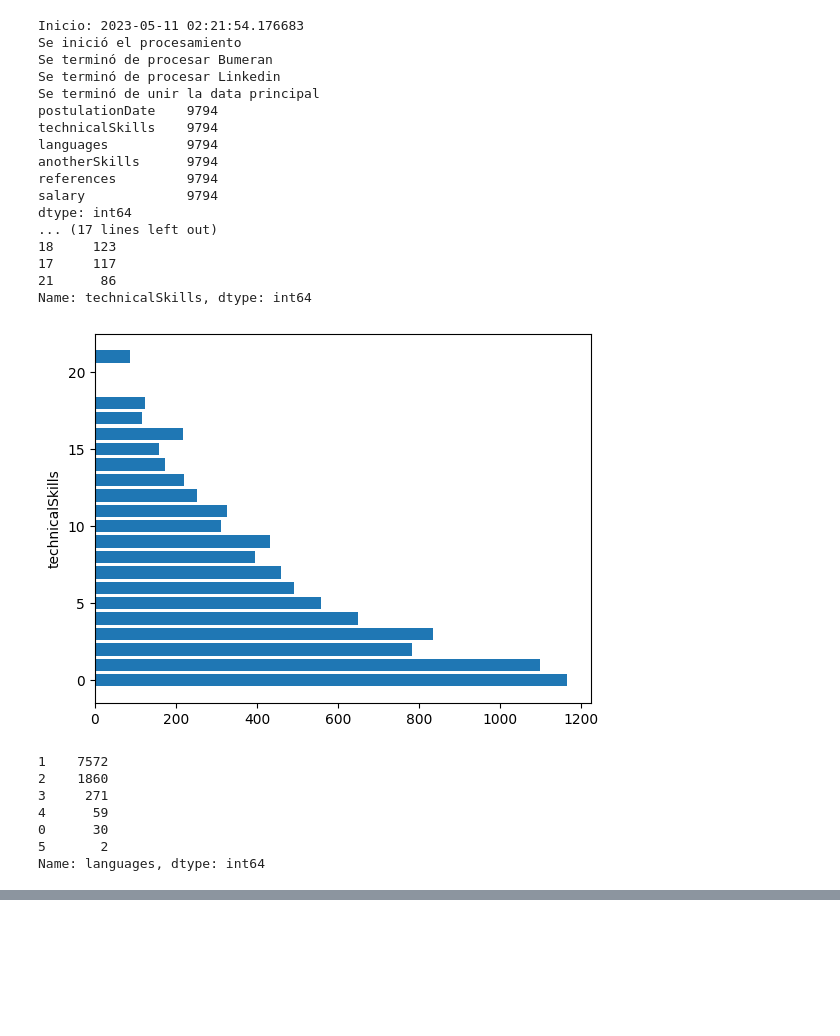
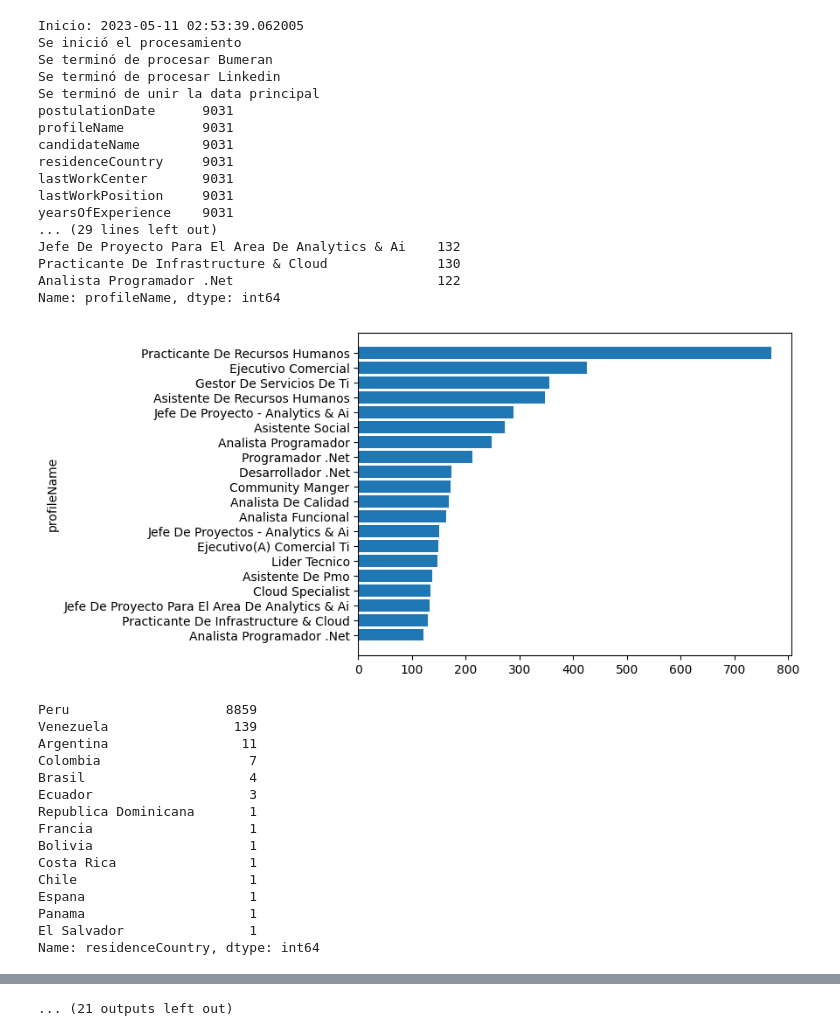
Before and after one commit to RonaldoNolasco/personal-thesis-development, a Jupyter notebook: 1-data-understanding/data-understanding.ipynb, the cells around one changed output, grey strips where cells are left out. Cells and saved outputs as stored; diff of their text form; code cells hidden in the pictures; blank space fills up the shorter version.

```diff
--- a/1-data-understanding/data-understanding.ipynb
+++ b/1-data-understanding/data-understanding.ipynb
@@ -226,7 +226,7 @@ def getCandidateBumeran(file, encoding, stringLog):
       inflexionDate = datetime.datetime(2020,6,11,12,5,0)
       colorTitle, colorSections = ("#008599", "#2192C9") if postulationDate <= inflexionDate else ("#E90066", "#0A26EE")
 
-      """# Nombre del perfil
+      # Nombre del perfil
       candidateData["profileName"] = parseNames(parseLineBreaksAndAccents(soup.findAll("span", {"style": ("color:" + colorTitle) })[0].text))
 
       # Nombre del postulante
@@ -255,14 +255,14 @@ def getCandidateBumeran(file, encoding, stringLog):
             raise Exception("Error no mapeado 2")
       else:
         raise Exception("Error no mapeado 4 (posiblemente data incompleta como los 3 casos)")
-      """
+
 
       mainDivTag = soup.find_all("div", {"style": 'background-position-x:50%;background-position-y:100%'})[0]
       mainChildTags = mainDivTag.find_all(recursive=False)
 
       sectionsIndexes = getSectionsIndexes(mainChildTags, colorSections)
 
-      """# Experiencia laboral
+      # Experiencia laboral
       startIndex, endIndex = sectionsIndexes[0], getNextSectionIndexValid(sectionsIndexes, 1)
 
       if startIndex and endIndex:
@@ -285,9 +285,9 @@ def getCandidateBumeran(file, encoding, stringLog):
         #candidateData["yearsOfExperience"] = 0
         #candidateData["worksNumber"] = 0
         raise Exception("561 errores mapeados (no tienen experiencia laboral)")
-      """
 
-      """# Carrera profesional (última alcanzada)
+
+      # Carrera profesional (última alcanzada)
       startIndex, endIndex = sectionsIndexes[1], getNextSectionIndexValid(sectionsIndexes, 2)
 
       if startIndex and endIndex:
@@ -303,7 +303,7 @@ def getCandidateBumeran(file, encoding, stringLog):
         candidateData["careerDegree"] = parseNames(parseLineBreaksAndAccents(tempText[tempText.rfind(",")+2:tempText.rfind(".")]))
         candidateData["studiesNumber"] = int(len(educationTags)/2)
       else:
-        raise Exception("121 errores mapeados (no tienen educación)")"""
+        raise Exception("121 errores mapeados (no tienen educación)")
 
 
       # Habilidades técnicas
@@ -705,10 +705,11 @@ def visualizeData(mergedMainData):
 
   print(df.count())
 
-  #columns = ["profileName", "residenceCountry", "lastWorkCenter", "lastWorkPosition", "yearsOfExperience", "worksNumber"]
+  #columns = ["profileName", "residenceCountry"]
   #columns = ["lastWorkCenter", "lastWorkPosition", "yearsOfExperience", "worksNumber"]
   #columns = ["studyCenter", "careerField", "careerStatus", "careerDegree", "studiesNumber"]
-  columns = ["technicalSkills", "languages", "anotherSkills", "references", "salary"]
+  #columns = ["technicalSkills", "languages", "anotherSkills", "references", "salary"]
+  columns = ["profileName", "residenceCountry", "lastWorkCenter", "lastWorkPosition", "yearsOfExperience", "worksNumber", "studyCenter", "careerField", "careerStatus", "careerDegree", "studiesNumber", "technicalSkills", "languages", "anotherSkills", "references", "salary"]
   for column in columns:
     top10 = df[column].value_counts()[:dataVisualizationTopLimit]
     print(top10)
@@ -727,58 +728,66 @@ def main():
   # El dataset principal que sea el de bumeran
   # Los otros archivos que solo se usen para actualizar la variable objetivo
   # Esto porque los otros orígenes están incompletos y costaría llenar los campos (incluso el excel que se hizo)
-  isLoadedBumeran = False
+  isLoadedBumeran = True
   isLoadedLinkedin = True
   isMergedMain = False
   #False
 
   # Leyendo o calculando bumeran
   bumeranData = readJson(os.path.join(intermFilesFolder, 'bumeran.json')) if isLoadedBumeran else readAndWriteMain('bumeran')
   print("Se terminó de procesar Bumeran")
 
   # Leyendo o calculando linkedin
   linkedinData = readJson(os.path.join(intermFilesFolder, 'linkedin.json')) if isLoadedLinkedin else readAndWriteMain('linkedin')
   print("Se terminó de procesar Linkedin")
 
   # Uniendo la data principal (bumeran + linkedin)
   mergedMainData = readJson(os.path.join(mergedMainFolder, 'result.json')) if isMergedMain else readAndWriteMergedMain([bumeranData, linkedinData])
   print("Se terminó de unir la data principal")
 
   visualizeData(mergedMainData)
 
   # Definiendo el fin del proceso
   endTime = datetime.datetime.now()
   print("Fin: " + str(endTime))
   print("Tiempo: " + str(endTime-startTime))
 
   #print(counterIn)
   #print(counterOut)
 
 if __name__ == "__main__":
   main()
 # %% [output]
-Inicio: 2023-05-11 02:21:54.176683
+Inicio: 2023-05-11 02:53:39.062005
 Se inició el procesamiento
 Se terminó de procesar Bumeran
 Se terminó de procesar Linkedin
 Se terminó de unir la data principal
-postulationDate    9794
-technicalSkills    9794
-languages          9794
-anotherSkills      9794
-references         9794
-salary             9794
-dtype: int64
-... (17 lines left out)
-18     123
-17     117
-21      86
-Name: technicalSkills, dtype: int64
+postulationDate      9031
+profileName          9031
+candidateName        9031
+residenceCountry     9031
+lastWorkCenter       9031
+lastWorkPosition     9031
+yearsOfExperience    9031
+... (29 lines left out)
+Jefe De Proyecto Para El Area De Analytics & Ai    132
+Practicante De Infrastructure & Cloud              130
+Analista Programador .Net                          122
+Name: profileName, dtype: int64
-[figure, old version]
+[figure, new version]
-1    7572
-2    1860
-3     271
-4      59
-0      30
-5       2
-Name: languages, dtype: int64
+Peru                    8859
+Venezuela                139
+Argentina                 11
+Colombia                   7
+Brasil                     4
+Ecuador                    3
+Republica Dominicana       1
+Francia                    1
+Bolivia                    1
+Costa Rica                 1
+Chile                      1
+Espana                     1
+Panama                     1
+El Salvador                1
+Name: residenceCountry, dtype: int64
@@ -826,0 +867 @@ Tiempo: 0:01:32.286445
+... (21 outputs left out)
```
Also changed, not shown: parts of 1 cell of this notebook, 5 other files.
